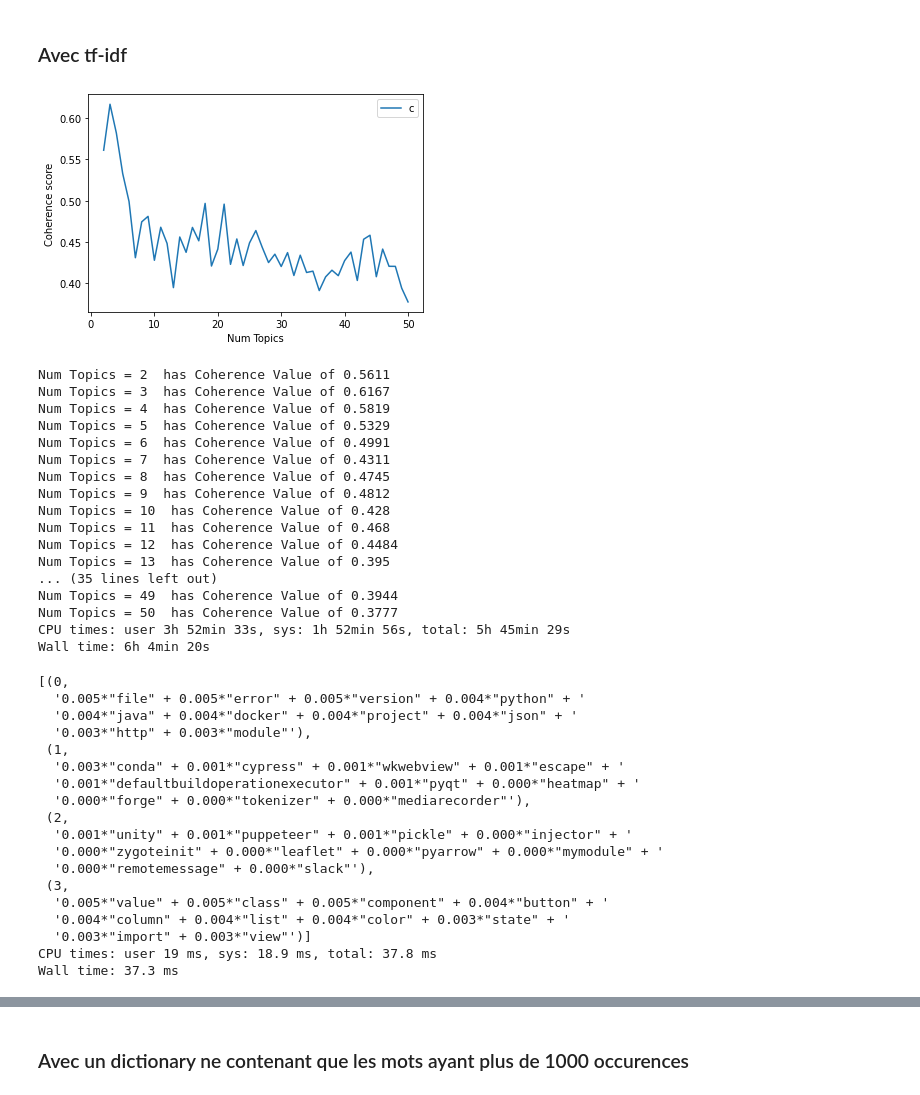
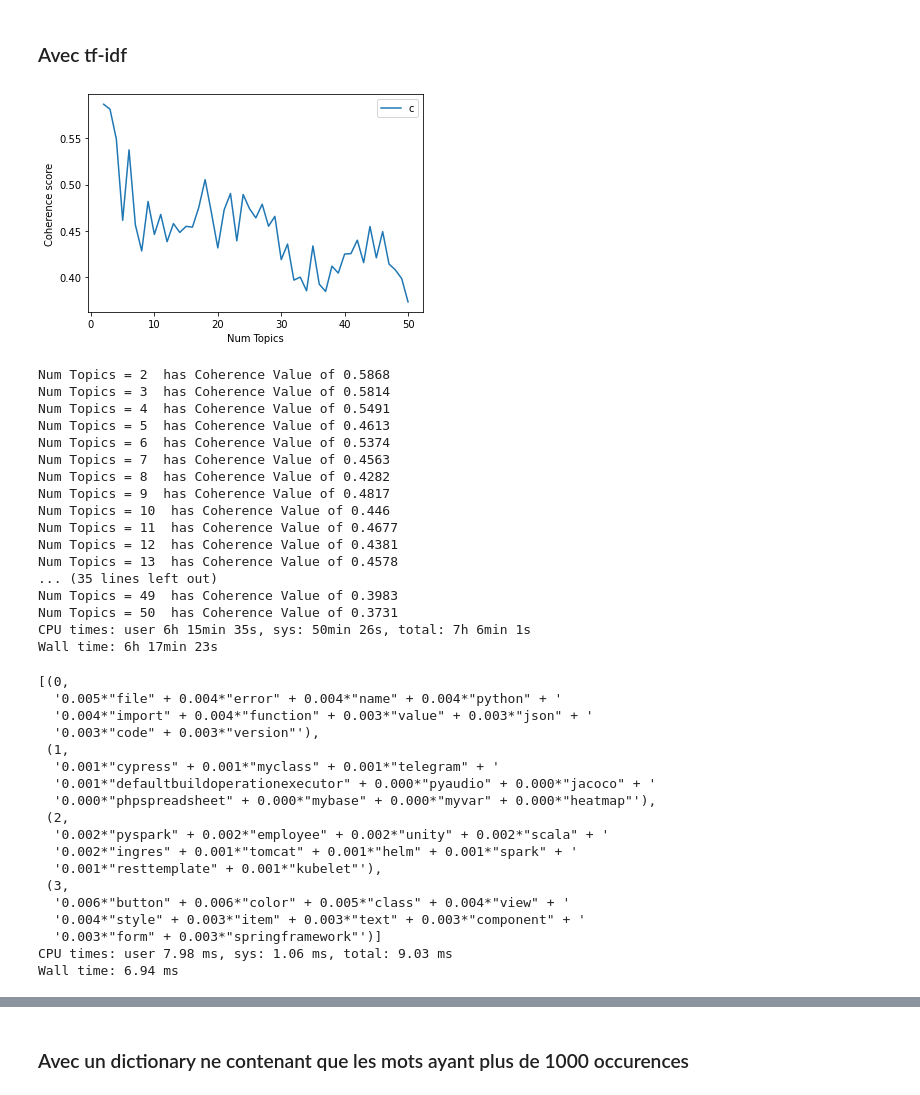
Before and after one commit to cedricsoares/openclassrooms-categoriser-automatiquement-des-questions, a Jupyter notebook: P5_01_notebooksnonsupervise.ipynb, the cells around one changed output, grey strips where cells are left out. Drawn from its saved outputs; the diff is of its cells as text; code cells hidden in the pictures.

```diff
--- a/P5_01_notebooksnonsupervise.ipynb
+++ b/P5_01_notebooksnonsupervise.ipynb
@@ -54,7 +54,7 @@ def compute_coherence_values(dictionary, corpus, texts, limit, mallet=False, sta
                                 random_state=42,
                                 chunksize=100,
                                 passes=10,
-                                workers=3)
+                                workers=7)
 
         model_list.append(model)
         coherencemodel = CoherenceModel(model=model, texts=texts, dictionary=dictionary, coherence='c_v')
@@ -473,45 +475,45 @@ Wall time: 25.5 s
 # %%
 %%time
 
 from gensim.models import TfidfModel
 data = pd.read_pickle("./data/cleaned_corpus.pkl")
 texts = data['splitted_text'].to_list()
 id2word = corpora.Dictionary(texts)
 bow_corpus = [id2word.doc2bow(text) for text in texts]
-tfidf = TfidfModel(corpus)
+tfidf = TfidfModel(bow_corpus)
 tfidf_corpus = [tfidf[text] for text in bow_corpus]
 
 model_list, coherence_values = compute_coherence_values(mallet=False, dictionary=id2word, corpus=tfidf_corpus, texts=texts, start=2, limit=51, step=1)
 
 limit=51; start=2; step=1;
 x = range(start, limit, step)
 plt.plot(x, coherence_values)
 plt.xlabel("Num Topics")
 plt.ylabel("Coherence score")
 plt.legend(("coherence_values"), loc='best')
 plt.show()
 
 for m, cv in zip(x, coherence_values):
     print("Num Topics =", m, " has Coherence Value of", round(cv, 4))
 # %% [output]
-[figure, old version]
+[figure, new version]
-Num Topics = 2  has Coherence Value of 0.5611
-Num Topics = 3  has Coherence Value of 0.6167
-Num Topics = 4  has Coherence Value of 0.5819
-Num Topics = 5  has Coherence Value of 0.5329
-Num Topics = 6  has Coherence Value of 0.4991
-Num Topics = 7  has Coherence Value of 0.4311
-Num Topics = 8  has Coherence Value of 0.4745
-Num Topics = 9  has Coherence Value of 0.4812
-Num Topics = 10  has Coherence Value of 0.428
-Num Topics = 11  has Coherence Value of 0.468
-Num Topics = 12  has Coherence Value of 0.4484
-Num Topics = 13  has Coherence Value of 0.395
+Num Topics = 2  has Coherence Value of 0.5868
+Num Topics = 3  has Coherence Value of 0.5814
+Num Topics = 4  has Coherence Value of 0.5491
+Num Topics = 5  has Coherence Value of 0.4613
+Num Topics = 6  has Coherence Value of 0.5374
+Num Topics = 7  has Coherence Value of 0.4563
+Num Topics = 8  has Coherence Value of 0.4282
+Num Topics = 9  has Coherence Value of 0.4817
+Num Topics = 10  has Coherence Value of 0.446
+Num Topics = 11  has Coherence Value of 0.4677
+Num Topics = 12  has Coherence Value of 0.4381
+Num Topics = 13  has Coherence Value of 0.4578
 ... (35 lines left out)
-Num Topics = 49  has Coherence Value of 0.3944
-Num Topics = 50  has Coherence Value of 0.3777
-CPU times: user 3h 52min 33s, sys: 1h 52min 56s, total: 5h 45min 29s
-Wall time: 6h 4min 20s
+Num Topics = 49  has Coherence Value of 0.3983
+Num Topics = 50  has Coherence Value of 0.3731
+CPU times: user 6h 15min 35s, sys: 50min 26s, total: 7h 6min 1s
+Wall time: 6h 17min 23s
 # %%
 %%time
 from pprint import pprint
@@ -520,23 +522,23 @@ model_topics = optimal_model.show_topics(formatted=False)
 pprint(optimal_model.print_topics(num_words=10))
 # %% [output]
 [(0,
-  '0.005*"file" + 0.005*"error" + 0.005*"version" + 0.004*"python" + '
-  '0.004*"java" + 0.004*"docker" + 0.004*"project" + 0.004*"json" + '
-  '0.003*"http" + 0.003*"module"'),
+  '0.005*"file" + 0.004*"error" + 0.004*"name" + 0.004*"python" + '
+  '0.004*"import" + 0.004*"function" + 0.003*"value" + 0.003*"json" + '
+  '0.003*"code" + 0.003*"version"'),
  (1,
-  '0.003*"conda" + 0.001*"cypress" + 0.001*"wkwebview" + 0.001*"escape" + '
-  '0.001*"defaultbuildoperationexecutor" + 0.001*"pyqt" + 0.000*"heatmap" + '
-  '0.000*"forge" + 0.000*"tokenizer" + 0.000*"mediarecorder"'),
+  '0.001*"cypress" + 0.001*"myclass" + 0.001*"telegram" + '
+  '0.001*"defaultbuildoperationexecutor" + 0.000*"pyaudio" + 0.000*"jacoco" + '
+  '0.000*"phpspreadsheet" + 0.000*"mybase" + 0.000*"myvar" + 0.000*"heatmap"'),
  (2,
-  '0.001*"unity" + 0.001*"puppeteer" + 0.001*"pickle" + 0.000*"injector" + '
-  '0.000*"zygoteinit" + 0.000*"leaflet" + 0.000*"pyarrow" + 0.000*"mymodule" + '
-  '0.000*"remotemessage" + 0.000*"slack"'),
+  '0.002*"pyspark" + 0.002*"employee" + 0.002*"unity" + 0.002*"scala" + '
+  '0.002*"ingres" + 0.001*"tomcat" + 0.001*"helm" + 0.001*"spark" + '
+  '0.001*"resttemplate" + 0.001*"kubelet"'),
  (3,
-  '0.005*"value" + 0.005*"class" + 0.005*"component" + 0.004*"button" + '
-  '0.004*"column" + 0.004*"list" + 0.004*"color" + 0.003*"state" + '
-  '0.003*"import" + 0.003*"view"')]
-CPU times: user 19 ms, sys: 18.9 ms, total: 37.8 ms
-Wall time: 37.3 ms
+  '0.006*"button" + 0.006*"color" + 0.005*"class" + 0.004*"view" + '
+  '0.004*"style" + 0.003*"item" + 0.003*"text" + 0.003*"component" + '
+  '0.003*"form" + 0.003*"springframework"')]
+CPU times: user 7.98 ms, sys: 1.06 ms, total: 9.03 ms
+Wall time: 6.94 ms
 # %%
 %%time
 original_posts = data['Post'].to_list()
```
Also changed, not shown: parts of 27 cells of this notebook, 7 other files.
